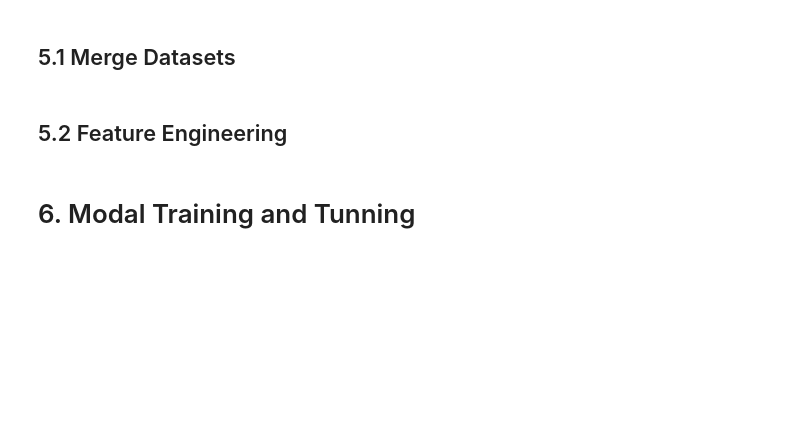
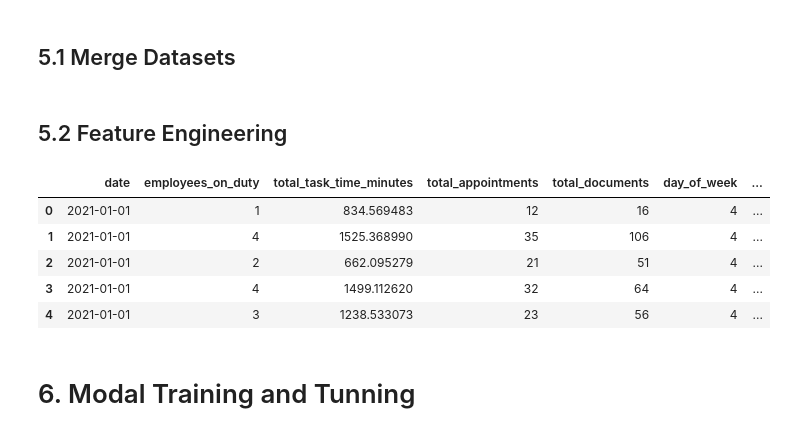
Before and after one commit to RMCV-Rajapaksha/TeamInception_Datathon, a Jupyter notebook: Copy_of_task2_eda_and_data_preprocessing_XGBoost.ipynb, the cells around one changed output. Saved outputs shown, nothing was run; the diff lists cells and outputs as text; code cells hidden in the pictures; blank space fills up the shorter version.

```diff
--- a/Copy_of_task2_eda_and_data_preprocessing_XGBoost.ipynb
+++ b/Copy_of_task2_eda_and_data_preprocessing_XGBoost.ipynb
@@ -206,6 +203,15 @@ def create_time_features(df):
 training_df = create_time_features(training_df)
 if 'section_id' in training_df.columns:
     training_df = pd.get_dummies(training_df, columns=['section_id'], prefix='section', dtype=int)
+# %%
+training_df.head()
+# %% [output]
+|  | date | employees_on_duty | total_task_time_minutes | total_appointments | total_documents | day_of_week | ... |
+| 0 | 2021-01-01 | 1 | 834.569483 | 12 | 16 | 4 | ... |
+| 1 | 2021-01-01 | 4 | 1525.368990 | 35 | 106 | 4 | ... |
+| 2 | 2021-01-01 | 2 | 662.095279 | 21 | 51 | 4 | ... |
+| 3 | 2021-01-01 | 4 | 1499.112620 | 32 | 64 | 4 | ... |
+| 4 | 2021-01-01 | 3 | 1238.533073 | 23 | 56 | 4 | ... |
 # %% [markdown]
 # 6. Modal Training and Tunning
 # %% [markdown]
```
Also changed, not shown: parts of 12 cells of this notebook.
